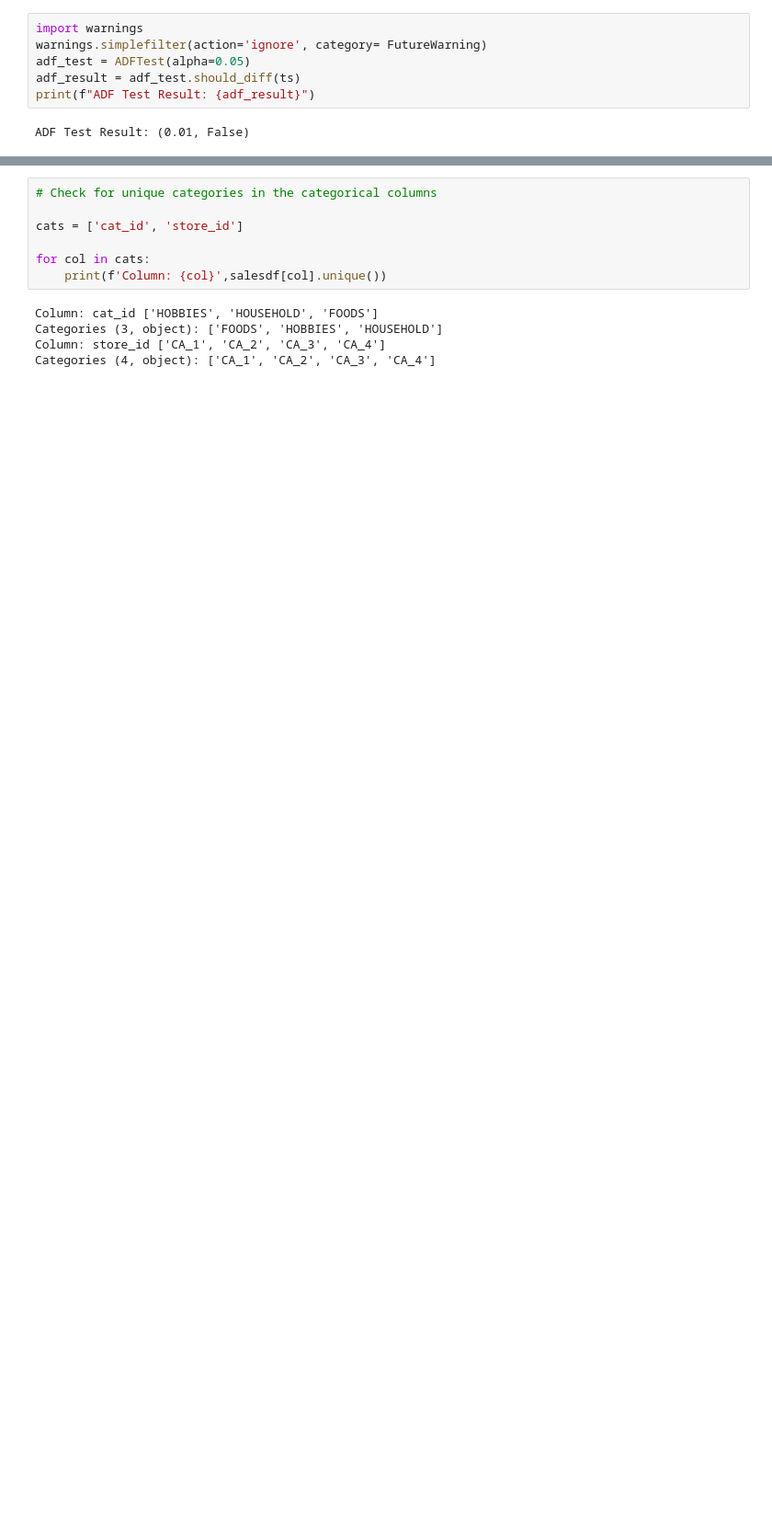
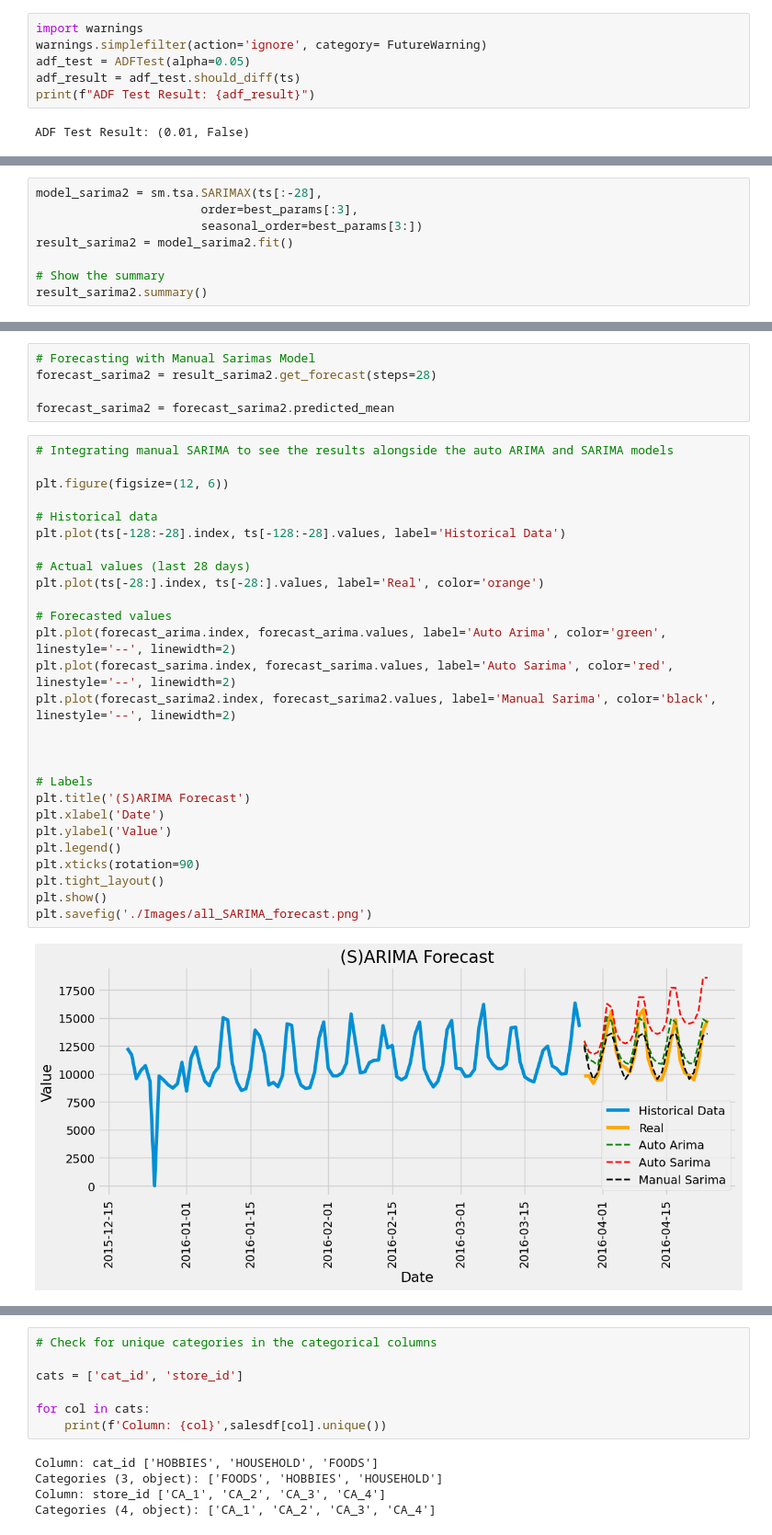
Before and after one commit to Juandv10/M5Forecasting, a Jupyter notebook: M5Forecasting.ipynb, the cells around one changed output, grey strips where cells are left out. Shown at 92% size. Cells and saved outputs as stored; diff of their text form; blank space fills up the shorter version.

```diff
--- a/M5Forecasting.ipynb
+++ b/M5Forecasting.ipynb
@@ -277,0 +409,8 @@ plt.show()
+# %%
+model_sarima2 = sm.tsa.SARIMAX(ts[:-28],
+                       order=best_params[:3],
+                       seasonal_order=best_params[3:])
+result_sarima2 = model_sarima2.fit()
+
+# Show the summary
+result_sarima2.summary()
@@ -277,0 +441,34 @@ plt.show()
+# %%
+# Forecasting with Manual Sarimas Model
+forecast_sarima2 = result_sarima2.get_forecast(steps=28)
+
+forecast_sarima2 = forecast_sarima2.predicted_mean
+# %%
+# Integrating manual SARIMA to see the results alongside the auto ARIMA and SARIMA models
+
+plt.figure(figsize=(12, 6))
+
+# Historical data
+plt.plot(ts[-128:-28].index, ts[-128:-28].values, label='Historical Data')
+
+# Actual values (last 28 days)
+plt.plot(ts[-28:].index, ts[-28:].values, label='Real', color='orange')
+
+# Forecasted values
+plt.plot(forecast_arima.index, forecast_arima.values, label='Auto Arima', color='green', linestyle='--', linewidth=2)
+plt.plot(forecast_sarima.index, forecast_sarima.values, label='Auto Sarima', color='red', linestyle='--', linewidth=2)
+plt.plot(forecast_sarima2.index, forecast_sarima2.values, label='Manual Sarima', color='black', linestyle='--', linewidth=2)
+
+
+
+# Labels
+plt.title('(S)ARIMA Forecast')
+plt.xlabel('Date')
+plt.ylabel('Value')
+plt.legend()
+plt.xticks(rotation=90)
+plt.tight_layout()
+plt.show()
+plt.savefig('./Images/all_SARIMA_forecast.png')
+# %% [output]
+[figure, added]
```
Also changed, not shown: parts of 29 cells of this notebook, 2 other files.
